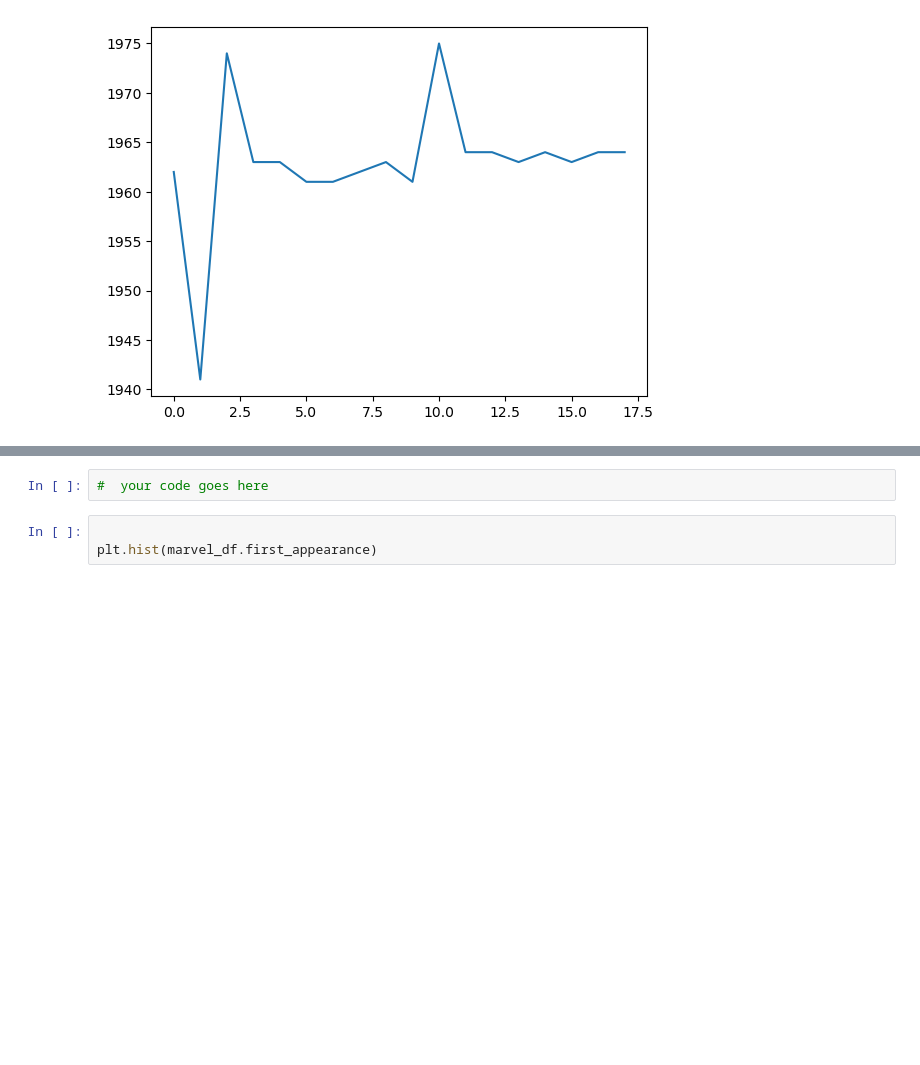
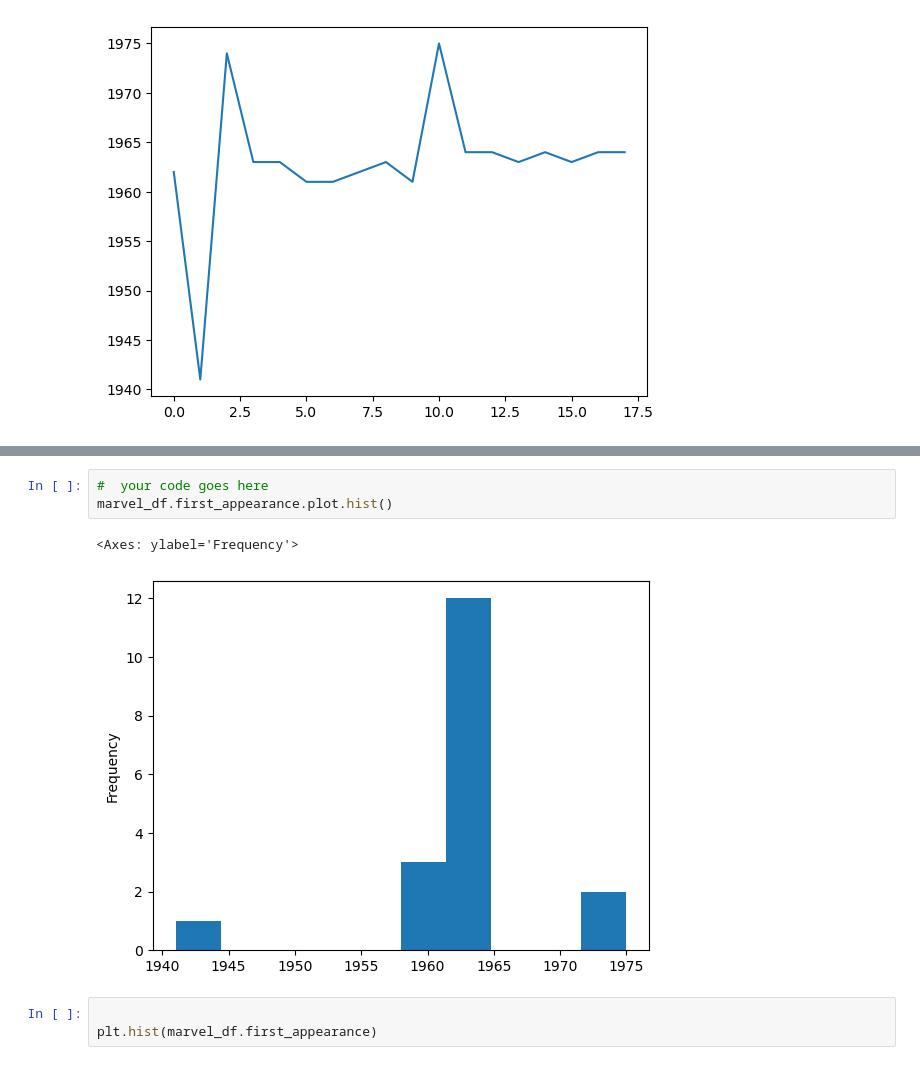
Before and after one commit to gelbelle/freecodecamp-intro-to-pandas, a Jupyter notebook: 4 - Pandas DataFrames exercises.ipynb, the cells around one changed output, grey strips where cells are left out. Drawn from its saved outputs; the diff is of its cells as text; blank space fills up the shorter version.

```diff
--- a/4 - Pandas DataFrames exercises.ipynb
+++ b/4 - Pandas DataFrames exercises.ipynb
@@ -814,6 +757,10 @@ marvel_df.first_appearance.plot()
 ### Plot a histogram (plot.hist) with values of `first_appearance`
 # %%
 #  your code goes here
+marvel_df.first_appearance.plot.hist()
+# %% [output]
+<Axes: ylabel='Frequency'>
+[figure, added]
 # %%
 
 plt.hist(marvel_df.first_appearance)
```
Also changed, not shown: parts of 8 cells of this notebook.
